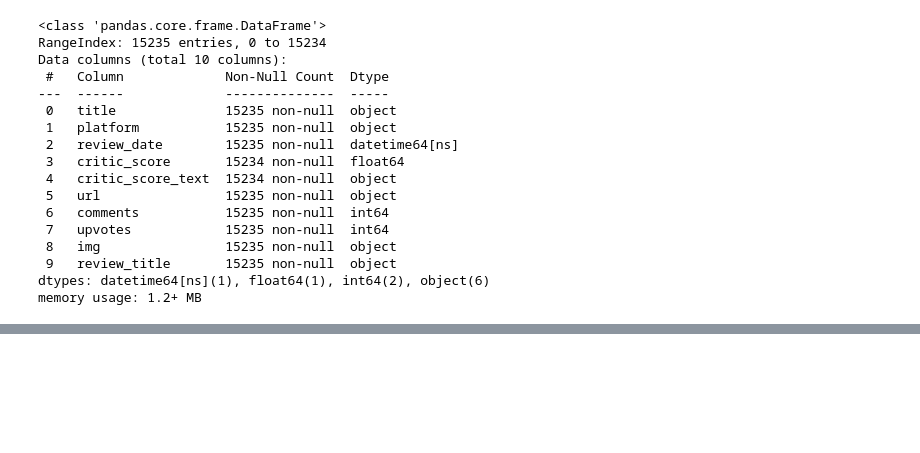
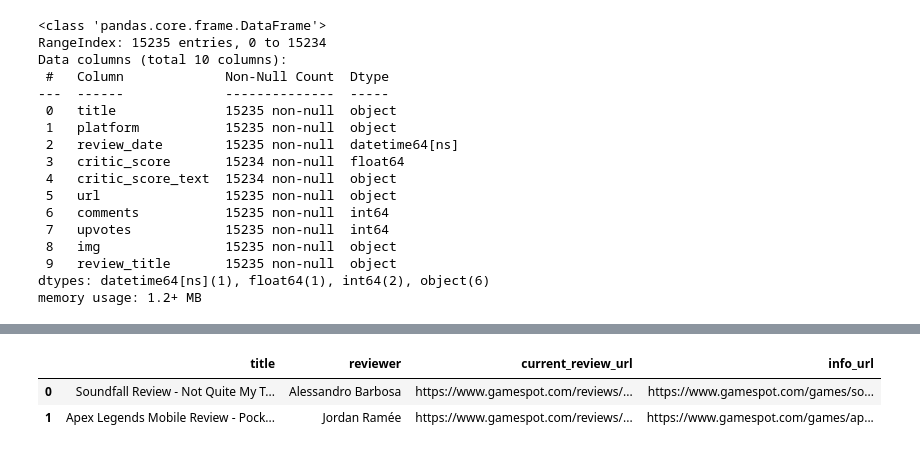
Before and after one commit to ramiz-rahman/video-game-analytics, a Jupyter notebook: extract_gamespot_reviews.ipynb, the cells around one changed output, grey strips where cells are left out. Drawn from its saved outputs; the diff is of its cells as text; code cells hidden in the pictures; blank space fills up the shorter version.

Commit message:
Feat: Build Gamespot Review Details Dataset

```diff
--- a/extract_gamespot_reviews.ipynb
+++ b/extract_gamespot_reviews.ipynb
@@ -254,0 +341,5 @@ df.to_csv('gamespot_reviews.csv', index=False)
+# %%
+files = os.path.join('./gamespot_review_details', "gamespot_review_details_*.csv")
+files = glob.glob(files)
+files.sort()
+files
@@ -254,0 +365,8 @@ df.to_csv('gamespot_reviews.csv', index=False)
+# %%
+review_details = pd.concat(map(pd.read_csv, files), ignore_index=True)
+# %%
+review_details.head(2)
+# %% [output]
+|  | title | reviewer | current_review_url | info_url |
+| 0 | Soundfall Review - Not Quite My T... | Alessandro Barbosa | https://www.gamespot.com/reviews/... | https://www.gamespot.com/games/so... |
+| 1 | Apex Legends Mobile Review - Pock... | Jordan Ramée | https://www.gamespot.com/reviews/... | https://www.gamespot.com/games/ap... |
```
Also changed, not shown: parts of 17 cells of this notebook, 18 other files.
